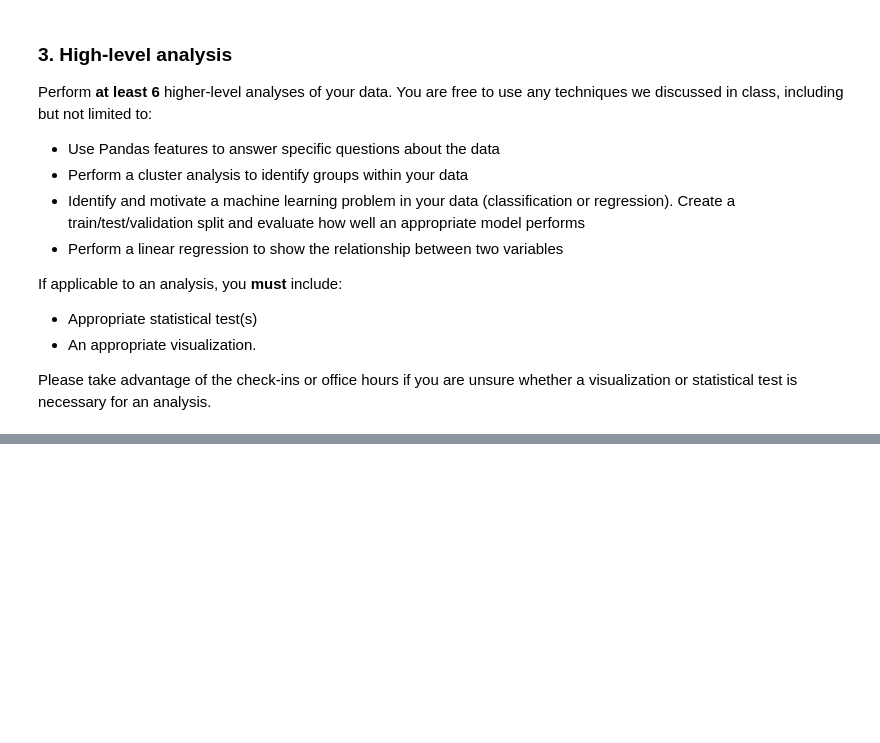
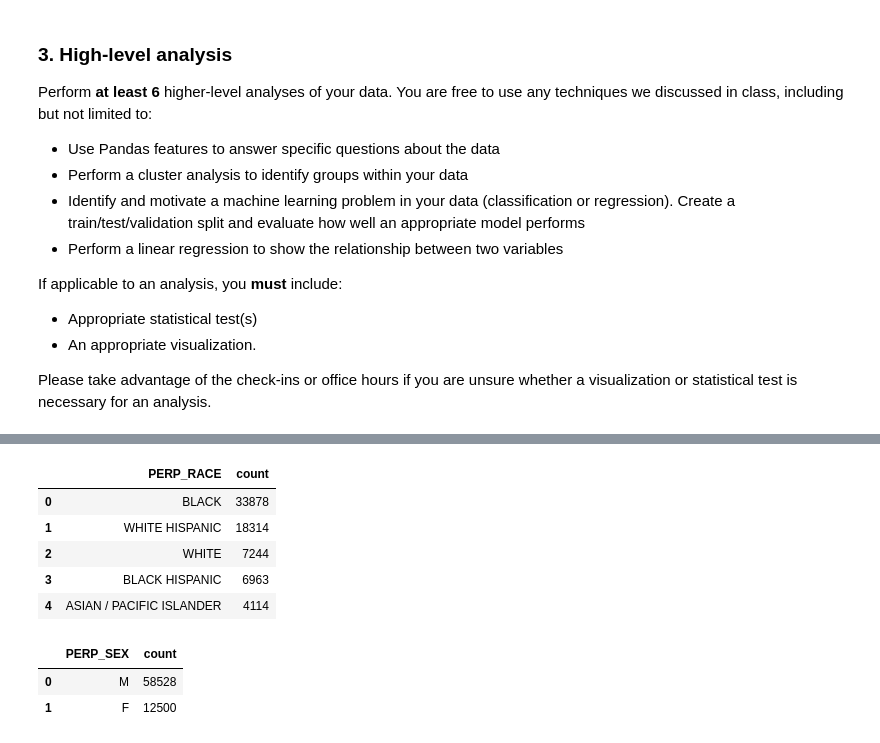
Before and after one commit to drod75/nyc-arrests-analysis, a Jupyter notebook: notebooks/highLevel.ipynb, the cells around one changed output, grey strips where cells are left out. Saved outputs shown, nothing was run; the diff lists cells and outputs as text; code cells hidden in the pictures; blank space fills up the shorter version.

```diff
--- a/notebooks/highLevel.ipynb
+++ b/notebooks/highLevel.ipynb
@@ -30,0 +73,17 @@ df.head()
+# %%
+df_race = df.groupby("PERP_RACE", as_index=False)['PERP_RACE'].value_counts().sort_values(by='count', ascending=False).reset_index(drop=True)
+df_race.head()
+# %% [output]
+|  | PERP_RACE | count |
+| 0 | BLACK | 33878 |
+| 1 | WHITE HISPANIC | 18314 |
+| 2 | WHITE | 7244 |
+| 3 | BLACK HISPANIC | 6963 |
+| 4 | ASIAN / PACIFIC ISLANDER | 4114 |
+# %%
+df_age = df.groupby("PERP_SEX", as_index=False)['PERP_SEX'].value_counts().sort_values(by='count', ascending=False).reset_index(drop=True)
+df_age.head()
+# %% [output]
+|  | PERP_SEX | count |
+| 0 | M | 58528 |
+| 1 | F | 12500 |
```
Also changed, not shown: parts of 8 cells of this notebook, 2 other files.
